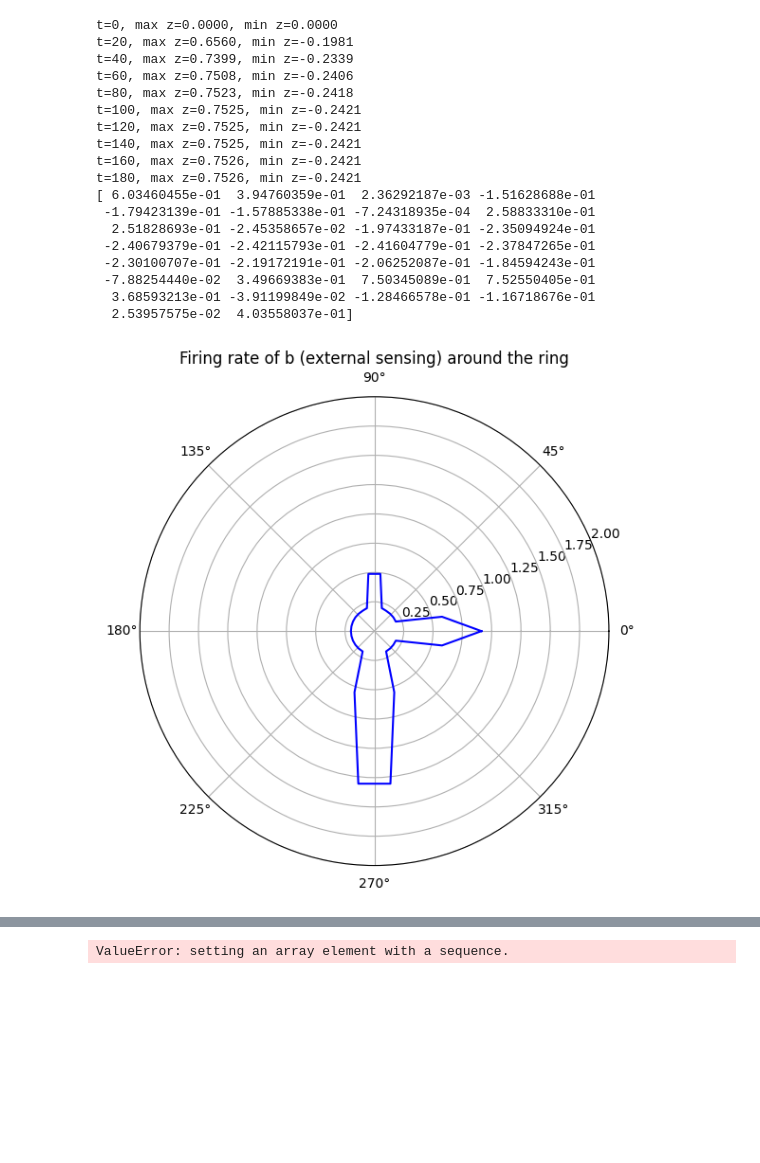
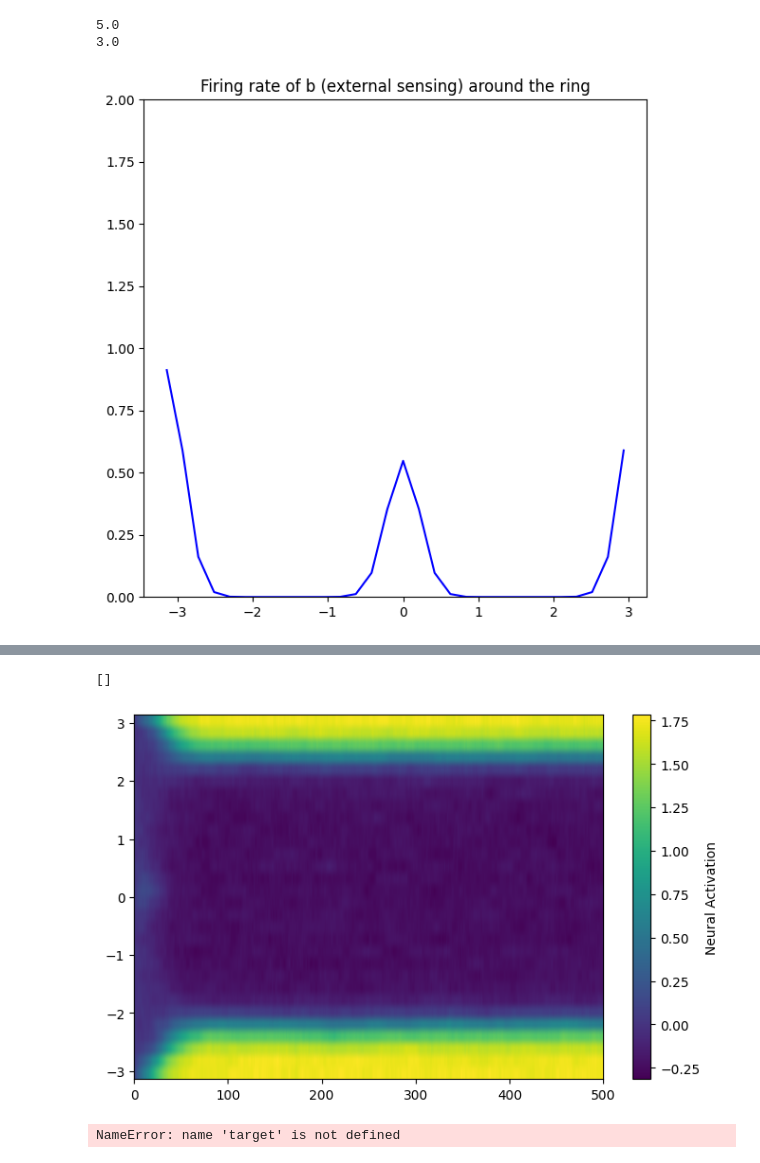
Before and after one commit to noah-ginzburg/RANController, a Jupyter notebook: RAN/mean_field_ran.ipynb, the cells around one changed output, grey strips where cells are left out. Saved outputs shown, nothing was run; the diff lists cells and outputs as text; code cells hidden in the pictures; blank space fills up the shorter version.

Commit message:
target tracking actually works now

```diff
--- a/RAN/mean_field_ran.ipynb
+++ b/RAN/mean_field_ran.ipynb
@@ -57,16 +55,17 @@ def plot_ring(z, theta, name):
     fr_closed    = np.append(z, z[0])
 
     r_base = 0
-    fig, ax = plt.subplots(figsize=(6, 6), subplot_kw={'projection': 'polar'})
+    fig, ax = plt.subplots(figsize=(6, 6))
     #ax.fill_between(theta_closed, r_base, r_base + fr_closed * 0.4, color='blue')
     #ax.plot(theta_closed, r_base + fr_closed * 0.4, color='blue', linewidth=1.5)
     #ax.fill_between(theta_closed, r_base, r_base + fr_closed * 0.4, alpha=0.4, color='blue')
-    ax.plot(theta_closed, np.maximum(fr_closed, 0.2), color='blue')
+    ax.plot(theta, z, color='blue')
 
     ax.set_ylim(0, 2.0)
     ax.set_title(f'Firing rate of {name} around the ring')
     plt.tight_layout()
     plt.show()
+
 
 def find_centre_off_mass(weights, angles):
     com = np.zeros(2)
@@ -80,50 +79,54 @@ def find_centre_off_mass(weights, angles):
     com = weighted_sum/total_weights
 
     return com
+
+def rand_link_func(y, sigma, inv_sqrt_n):
+    out = np.empty_like(y)
+    for i in prange(y.size):
+        out[i] = np.random.normal(0.0, sigma) * inv_sqrt_n
+
+    return out
+
+
+def wrap_around(a1, a2):
+    return (((a1-a2) + np.pi) % (2*np.pi)) - np.pi
 # %%
 # Static RAN run
 z      = np.zeros(N_s)
 z_next = np.zeros(N_s)
-T      = 200
+T      = 500
+y      = np.zeros((T, N_s))
 
 b = np.zeros(N_s)
 
 for j in range(len(targets)):
     for i in range(N_s):
-        angular_diff = np.arctan2(np.sin(theta[i] - targets[j]), np.cos(theta[i] - targets[j]))
-        b[i] += (1/np.sqrt(N_s)) * np.exp(kappa * (np.cos(angular_diff) - 1.0)) * gammas[j]
+        angular_diff = wrap_around(theta[i], targets[j])
+        b[i] += np.exp(kappa * (np.cos(angular_diff) - 1.0)) * gammas[j]
+    print(gammas[j])
 
+b *= (1/np.sqrt(N_s))
 
 for t in range(T):
-    if t % 20 == 0:
-        print(f"t={t}, max z={z.max():.4f}, min z={z.min():.4f}")
+    # if t % 20 == 0:
+    #     print(f"t={t}, max z={z.max():.4f}, min z={z.min():.4f}")
 
-    z_next = z + dt * (-z + np.tanh(u * (M @ z) + b - beta) - np.tanh(beta))
-    #z_next = z + dt * (-z + np.tanh(u * (M @ z) + b - beta))
-    z[:] = z_next
+    noise = rand_link_func(y[t], sigma * np.sqrt(dt), 1.0/np.sqrt(N_s))
+    z = z + dt * (-z + np.tanh(u * (M @ z) + b - beta) - np.tanh(-beta) + noise)
+    y[t] = z
 
-print(z)
-vel_vec = find_centre_off_mass(z, theta)
+# print(M@z)
+#vel_vec = find_centre_off_mass(z, theta)
 
 plot_ring(b, theta, "b (external sensing)")
 plot_ring(z, theta, "z (RAN dynamics)")
+
+plt.figure(figsize=(8,5))
+plt.imshow(y.T, aspect='auto', origin='lower', cmap='viridis', extent=[0, T, -np.pi, np.pi])
+plt.colorbar(label='Neural Activation')
+
+plt.plot()
 # %% [output]
-t=0, max z=0.0000, min z=0.0000
-t=20, max z=0.6560, min z=-0.1981
-t=40, max z=0.7399, min z=-0.2339
-t=60, max z=0.7508, min z=-0.2406
-t=80, max z=0.7523, min z=-0.2418
-t=100, max z=0.7525, min z=-0.2421
-t=120, max z=0.7525, min z=-0.2421
-t=140, max z=0.7525, min z=-0.2421
-t=160, max z=0.7526, min z=-0.2421
-t=180, max z=0.7526, min z=-0.2421
-[ 6.03460455e-01  3.94760359e-01  2.36292187e-03 -1.51628688e-01
- -1.79423139e-01 -1.57885338e-01 -7.24318935e-04  2.58833310e-01
-  2.51828693e-01 -2.45358657e-02 -1.97433187e-01 -2.35094924e-01
- -2.40679379e-01 -2.42115793e-01 -2.41604779e-01 -2.37847265e-01
- -2.30100707e-01 -2.19172191e-01 -2.06252087e-01 -1.84594243e-01
- -7.88254440e-02  3.49669383e-01  7.50345089e-01  7.52550405e-01
-  3.68593213e-01 -3.91199849e-02 -1.28466578e-01 -1.16718676e-01
-  2.53957575e-02  4.03558037e-01]
+5.0
+3.0
-[figure, old version]
+[figure, new version]
@@ -131,3 +134,5 @@ t=180, max z=0.7526, min z=-0.2421
+[]
+[figure, added]
 # %%
 # Warm up network to settled bump state before recording
 u      = np.zeros(N_s)
@@ -149,10 +154,10 @@ for _ in range(500):
 # Pre-compute all animation frames from settled state
 frames = []
 for t in range(150):
-    if (t > 60):
-        moving_target = ((150 - t / 100) % (2 * np.pi))
-    else:
-        moving_target = (t / 100) % (2 * np.pi)
+    # if (t > 60):
+    #     moving_target = ((150 - t / 100) % (2 * np.pi))
+    # else:
+    #     moving_target = (t / 100) % (2 * np.pi)
 
     h = np.zeros(N_s)
     for i in range(N_s):
@@ -192,4 +197,4 @@ with writer.saving(fig, 'ran_animation.gif', dpi=80):
 plt.close()
 Image('ran_animation.gif')
 # %% [output]
-ValueError: setting an array element with a sequence.
+NameError: name 'target' is not defined
```
Also changed, not shown: parts of 4 cells of this notebook.
